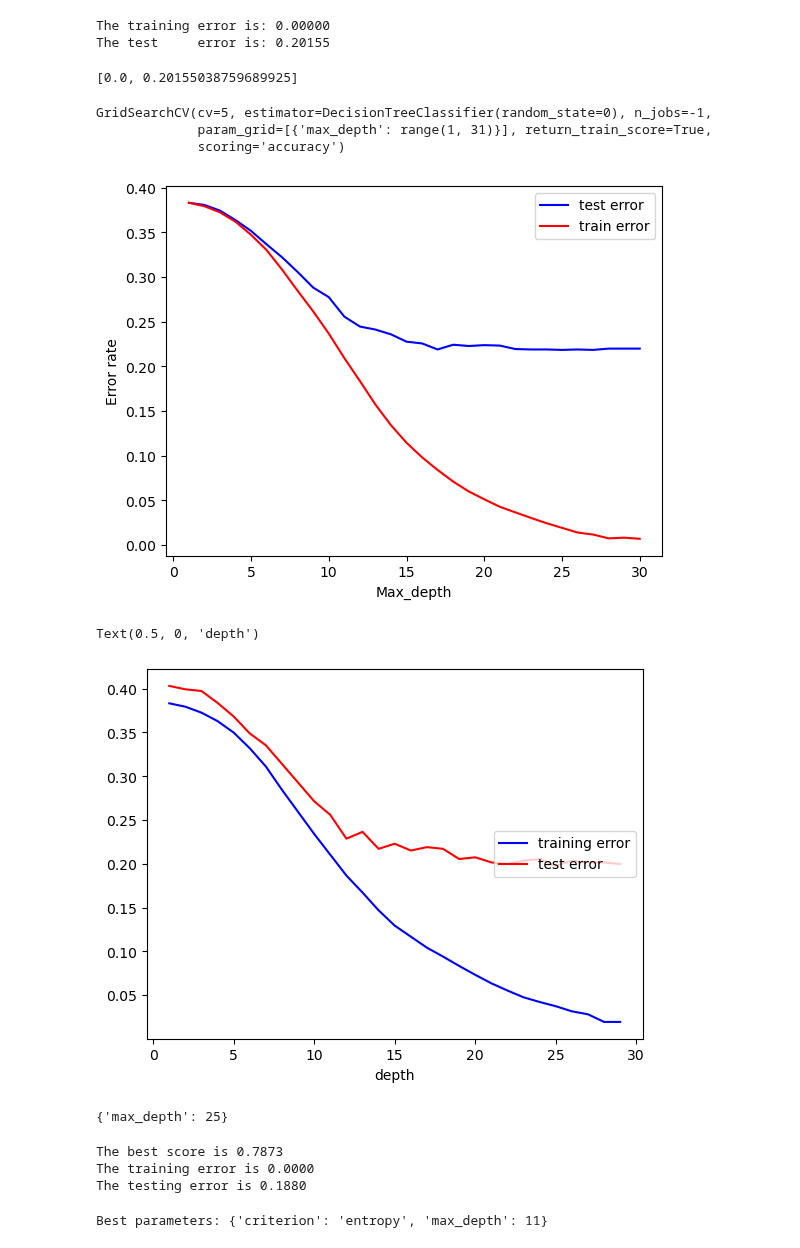
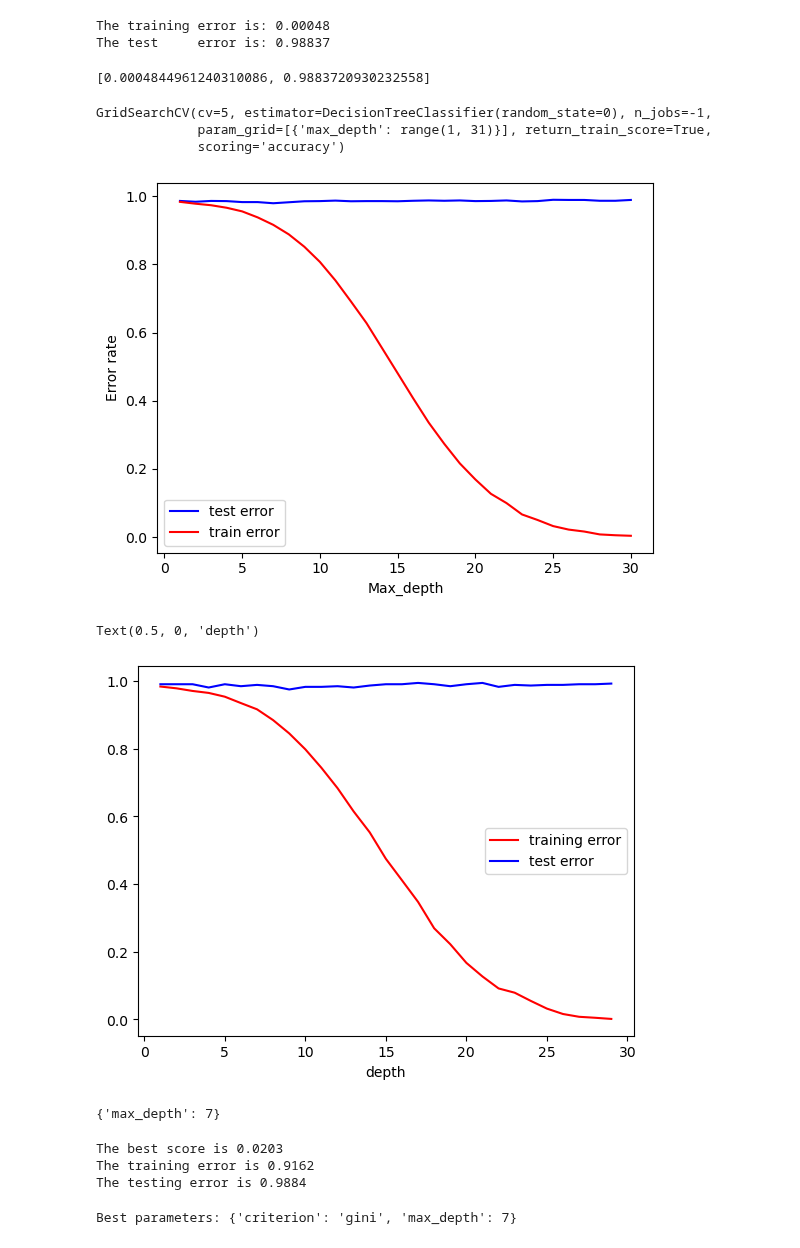
Before and after one commit to dimmediato/ML_Ames_Housing, a Jupyter notebook: Python/Ames_RF_Combined.ipynb, the cells around one changed output. Drawn from its saved outputs; the diff is of its cells as text; code cells hidden in the pictures.

Commit message:
Modified input parameters
Note score will still be considered .67, based on what was added.

```diff
--- a/Python/Ames_RF_Combined.ipynb
+++ b/Python/Ames_RF_Combined.ipynb
@@ -9,7 +9,11 @@ label_encoder = LabelEncoder()
 
 housing_numeric = pd.read_pickle("housing_numeric.pkl")
 housing_factor = pd.read_pickle("housing_factor.pkl")
+housing_numeric['TotalSF'] = housing_numeric['TotalBsmtSF'] + housing_numeric['1stFlrSF'] + housing_numeric['2ndFlrSF']
+housing_numeric['TotalBath'] = housing_numeric['BsmtFullBath'] + (housing_numeric['BsmtHalfBath']*0.5) + housing_numeric['FullBath'] + (housing_numeric['HalfBath']*0.5)
+housing_factor['MixedExterior'] = housing_factor['Exterior1st'] + ' - ' + housing_factor['Exterior2nd']
 housing_factor = housing_factor.apply(label_encoder.fit_transform)
 housing_combined = pd.concat([housing_numeric, housing_factor], axis=1)
+housing_combined = housing_combined.apply(label_encoder.fit_transform)
 housing_combined  = housing_combined.drop(['PID', 'SalePrice'], axis=1)
-housing_numeric  = housing_numeric.drop(['PID', 'SalePrice'], axis=1)
+housing_combined
@@ -16,9 +34,7 @@ housing_numeric  = housing_numeric.drop(['PID', 'SalePrice'], axis=1)
 # %%
-SalePrice = housing_combined.iloc[:, 3]
+SalePrice = housing_numeric['SalePrice']
 # %%
-X_train, X_test, y_train, y_test = train_test_split(housing_numeric, SalePrice, test_size=0.2, random_state=0)
-X_train2, X_test2, y_train2, y_test2 = train_test_split(housing_factor, SalePrice, test_size=0.2, random_state=0)
-X_train3, X_test3, y_train3, y_test3 = train_test_split(housing_combined, SalePrice, test_size=0.2, random_state=0)
+X_train, X_test, y_train, y_test = train_test_split(housing_combined, SalePrice, test_size=0.2, random_state=42)
 # %%
 def get_error(X_train, y_train, X_test, y_test, model, show = True):
     model.fit(X_train, y_train)
@@ -35,9 +51,9 @@ tree_model = tree.DecisionTreeClassifier()
 tree_model.fit(X_train, y_train)
 get_error(X_train,y_train,X_test,y_test,tree_model)
 # %% [output]
-The training error is: 0.00000
-The test     error is: 0.20155
+The training error is: 0.00048
+The test     error is: 0.98837
-[0.0, 0.20155038759689925]
+[0.0004844961240310086, 0.9883720930232558]
 # %%
 grid_para_tree = [
     {'max_depth': range(1, 31)}
@@ -64,31 +80,31 @@ plt.ylabel('Error rate')
 plt.legend()
 plt.show()
 # %% [output]
-[figure, old version]
+[figure, new version]
 # %%
 depth  = range(1, 30)
 tree_train = []
 tree_test = []
 for i in depth:
     tree_model.set_params(max_depth = i)
     error = get_error(X_train, y_train, X_test, y_test, tree_model, show=False)
     tree_train.append(error[0])
     tree_test.append(error[1])
 
 
-plt.plot(depth, tree_train, c = 'blue', label='training error')
-plt.plot(depth, tree_test, c = 'red', label='test error')
+plt.plot(depth, tree_train, c = 'red', label='training error')
+plt.plot(depth, tree_test, c = 'blue', label='test error')
 plt.legend(loc=7)
 plt.xlabel('depth')
 # %% [output]
 Text(0.5, 0, 'depth')
-[figure, old version]
+[figure, new version]
 # %%
 grid_search_tree.best_estimator_
 grid_search_tree.best_score_
 grid_search_tree.best_params_
 # %% [output]
-{'max_depth': 25}
+{'max_depth': 7}
 # %%
 grid_para_tree = {'criterion': ['gini', 'entropy'], 'max_depth': range(1, 31)}
 grid_search_tree = ms.GridSearchCV(tree_model, grid_para_tree, cv=5, scoring='accuracy').fit(X_train, y_train)
@@ -96,13 +112,13 @@ print('The best score is %.4f' %grid_search_tree.best_score_)
 print('The training error is %.4f' %(1 - grid_search_tree.best_estimator_.score(X_train, y_train)))
 print('The testing error is %.4f' %(1 - grid_search_tree.best_estimator_.score(X_test, y_test)))
 # %% [output]
-The best score is 0.7873
-The training error is 0.0000
-The testing error is 0.1880
+The best score is 0.0203
+The training error is 0.9162
+The testing error is 0.9884
 # %%
 print('Best parameters: '+ str(grid_search_tree.best_params_))
 # %% [output]
-Best parameters: {'criterion': 'entropy', 'max_depth': 11}
+Best parameters: {'criterion': 'gini', 'max_depth': 7}
 # %%
 tree_final = grid_search_tree.best_estimator_
 feature_importance = pd.Series(tree_final.feature_importances_, index= X_train.columns).sort_values(ascending=False)
```
Also changed, not shown: parts of 16 cells of this notebook.
